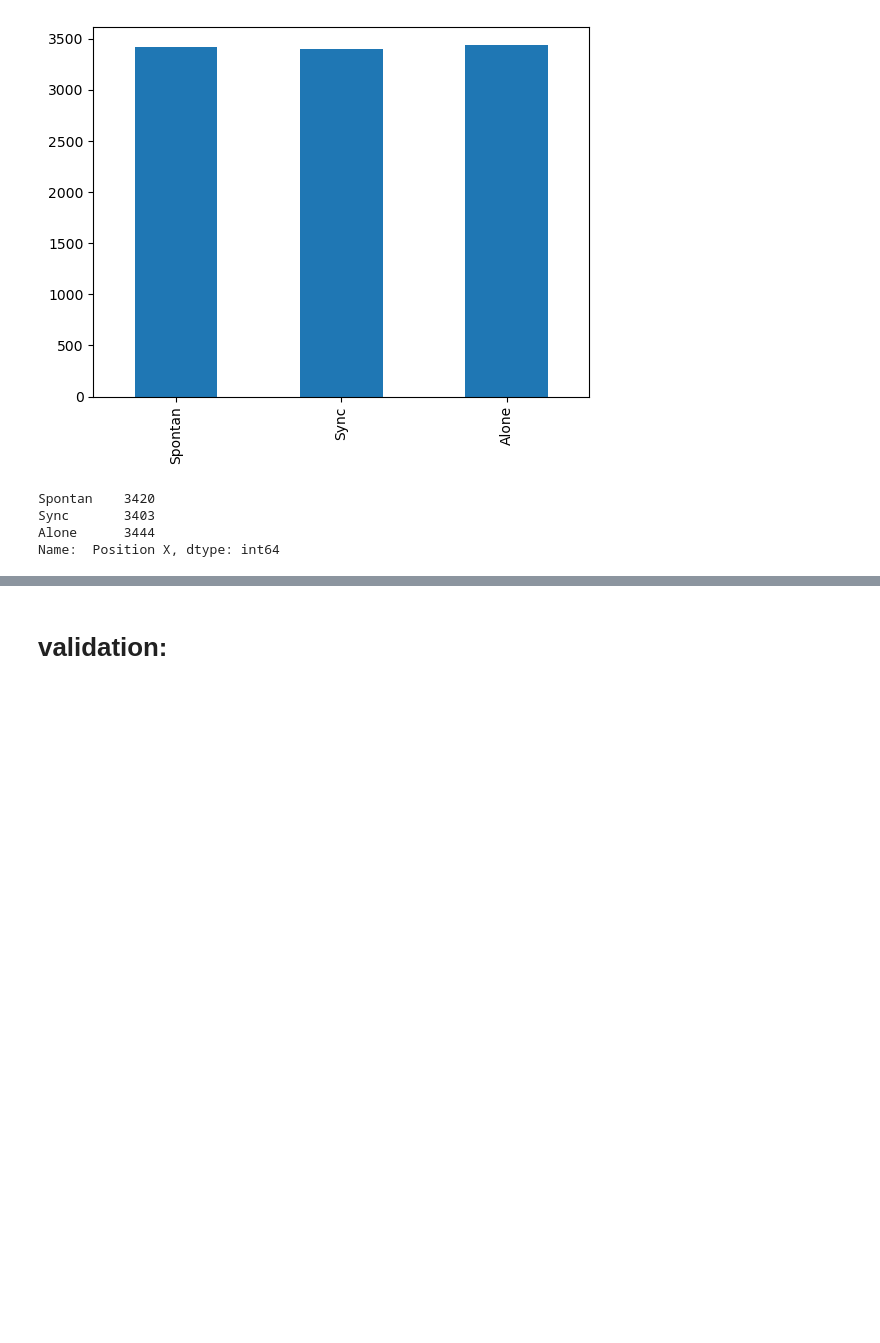
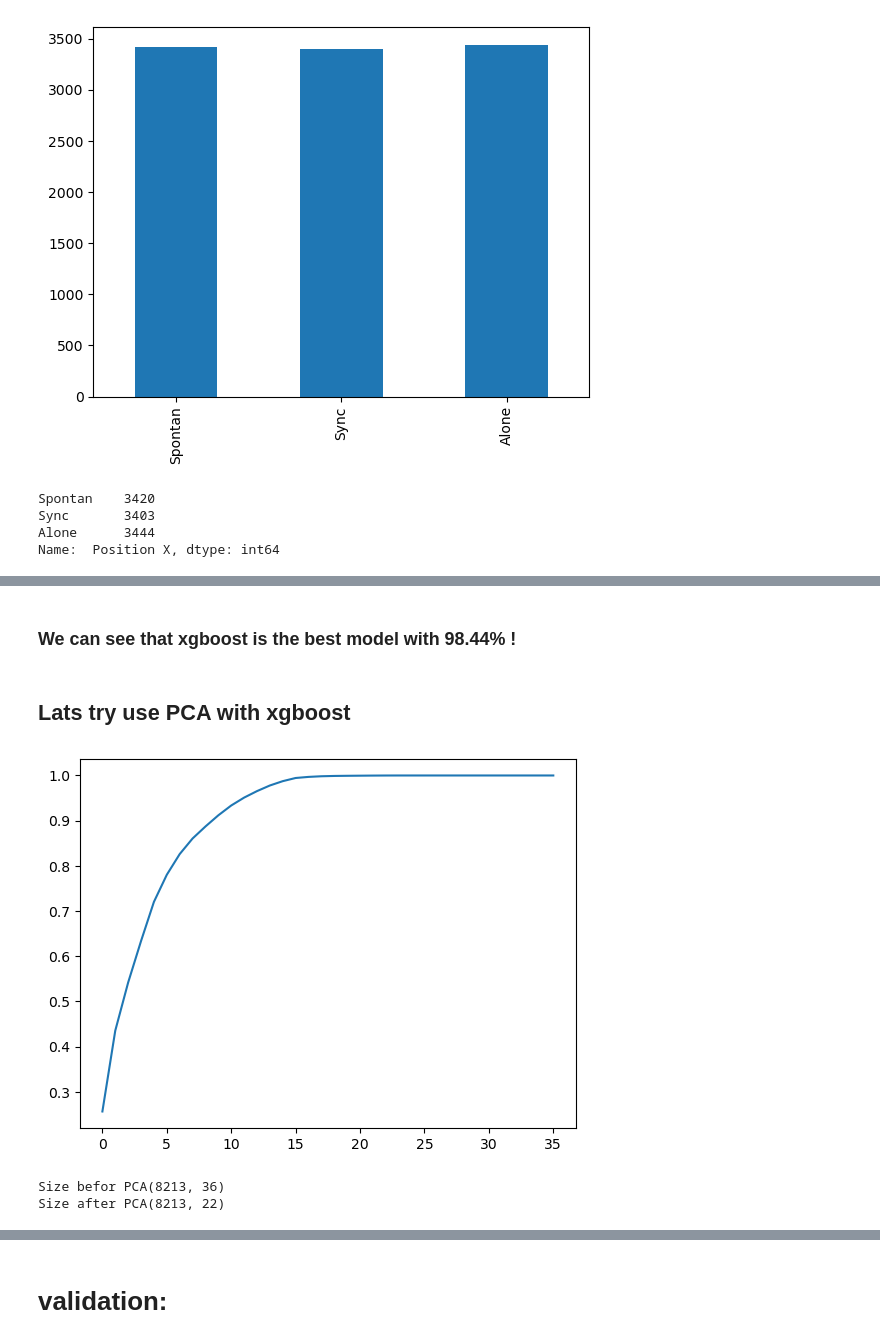
Before and after one commit to ortrsa/Data_Science_Final_Project_2, a Jupyter notebook: Notebook4.ipynb, the cells around one changed output, grey strips where cells are left out. Cells and saved outputs as stored; diff of their text form; code cells hidden in the pictures; blank space fills up the shorter version.

```diff
--- a/Notebook4.ipynb
+++ b/Notebook4.ipynb
@@ -272,0 +277,12 @@ xg.score(scal_x_test,y_test)
+# %% [markdown]
+### We can see that xgboost is the best model with 98.44% !
+# %% [markdown]
+## Lats try use PCA with xgboost
+# %%
+pca = PCA()
+pca.fit(x_train)
+cumsum = np.cumsum(pca.explained_variance_ratio_)
+plt.plot(cumsum)
+plt.show()
+# %% [output]
+[figure, added]
@@ -272,0 +293,6 @@ xg.score(scal_x_test,y_test)
+# %%
+print("Size befor PCA" + str(x_train.shape))
+print("Size after PCA" + str(x_trin_new.shape))
+# %% [output]
+Size befor PCA(8213, 36)
+Size after PCA(8213, 22)
```
Also changed, not shown: parts of 18 cells of this notebook.
